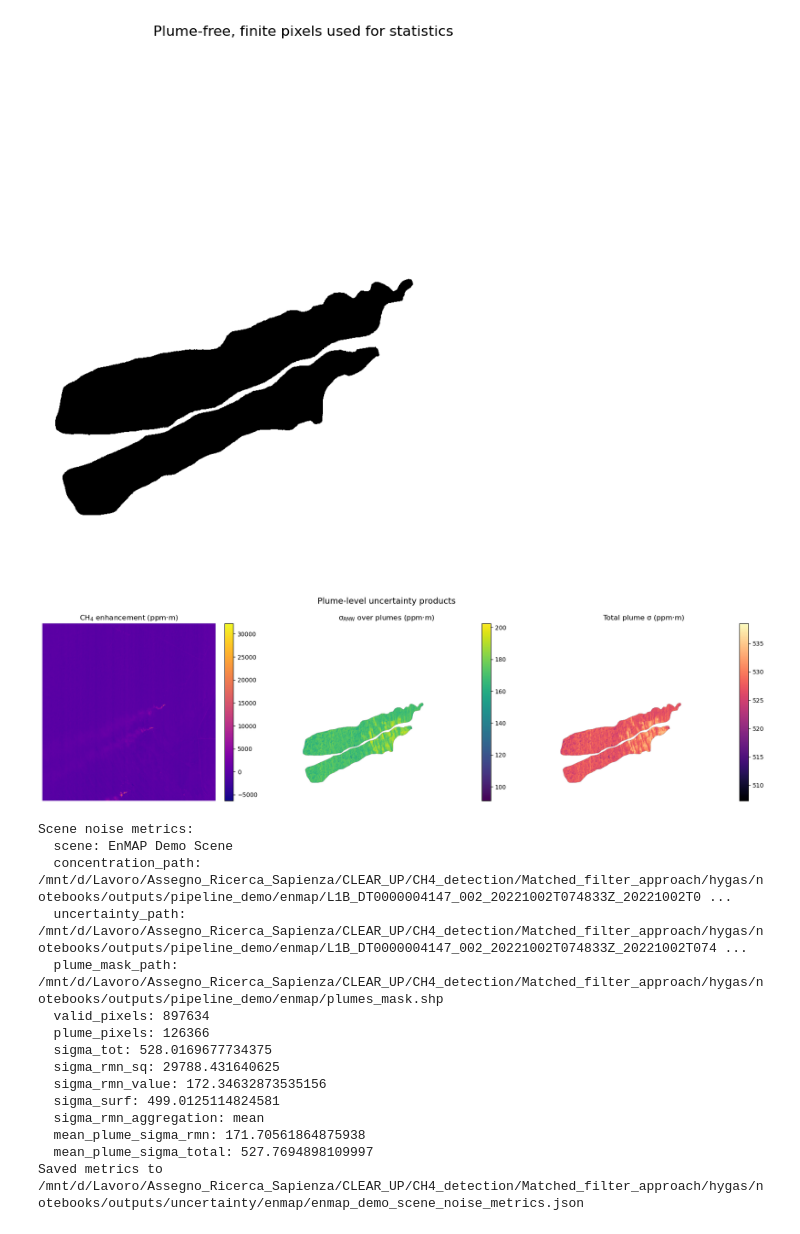
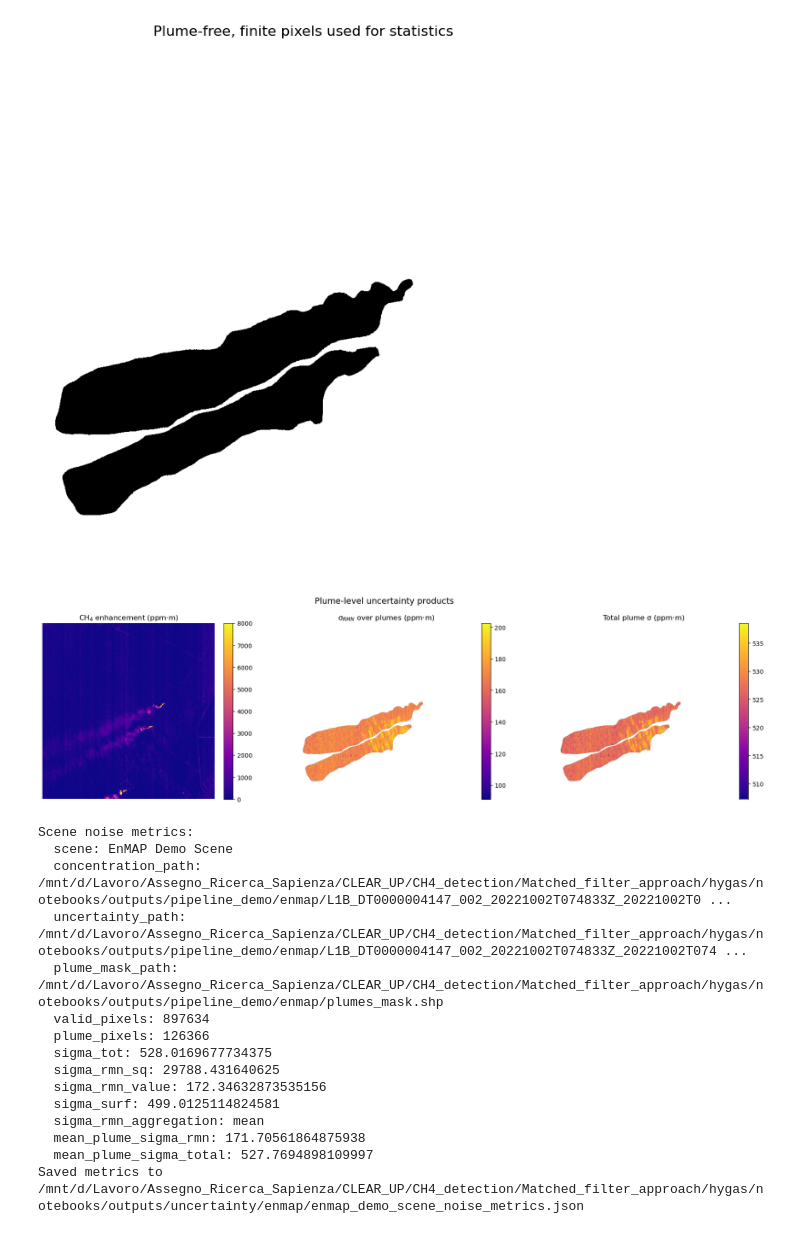
Before and after one commit to AlFe23/hygas, a Jupyter notebook: notebooks/uncertainty_analysis_enmap.ipynb, the cells around one changed output. Drawn from its saved outputs; the diff is of its cells as text; code cells hidden in the pictures.

```diff
--- a/notebooks/uncertainty_analysis_enmap.ipynb
+++ b/notebooks/uncertainty_analysis_enmap.ipynb
@@ -128,17 +129,19 @@ plume_sigma_rmn_mean = float(np.nanmean(plume_sigma_rmn[plume_pixels_mask]))
 plume_sigma_total_mean = float(np.nanmean(plume_sigma_total[plume_pixels_mask]))
 
 fig, axes = plt.subplots(1, 3, figsize=(18, 5))
-im0 = axes[0].imshow(concentration, cmap='plasma')
+im0 = axes[0].imshow(concentration, cmap='plasma', vmin=0, vmax=8000)
 axes[0].set_title('CH$_4$ enhancement (ppm·m)')
 plt.colorbar(im0, ax=axes[0], fraction=0.046, pad=0.04)
 
-im1 = axes[1].imshow(plume_sigma_rmn, cmap='viridis')
+im1 = axes[1].imshow(plume_sigma_rmn, cmap='plasma')
 axes[1].set_title('σ$_{RMN}$ over plumes (ppm·m)')
 plt.colorbar(im1, ax=axes[1], fraction=0.046, pad=0.04)
 
-im2 = axes[2].imshow(plume_sigma_total, cmap='magma')
+im2 = axes[2].imshow(plume_sigma_total, cmap='plasma')
 axes[2].set_title('Total plume σ (ppm·m)')
 plt.colorbar(im2, ax=axes[2], fraction=0.046, pad=0.04)
+
+
 
 for ax in axes:
     ax.axis('off')
@@ -147,34 +150,34 @@ plt.suptitle('Plume-level uncertainty products', fontsize=14)
 plt.tight_layout()
 plt.show()
 
 metrics = {
     'scene': SCENE_NAME,
     'concentration_path': str(CONC_PATH),
     'uncertainty_path': str(UNC_PATH),
     'plume_mask_path': str(PLUME_MASK_PATH) if PLUME_MASK_PATH else None,
     'valid_pixels': int(valid_mask.sum()),
     'plume_pixels': plume_pixel_count,
     'sigma_tot': sigma_tot,
     'sigma_rmn_sq': sigma_rmn_sq,
     'sigma_rmn_value': sigma_rmn_stat,
     'sigma_surf': sigma_surf,
     'sigma_rmn_aggregation': agg,
     'mean_plume_sigma_rmn': plume_sigma_rmn_mean,
     'mean_plume_sigma_total': plume_sigma_total_mean,
 }
 
 metrics_path = SUMMARY_DIR / f'{_slugify(SCENE_NAME)}_noise_metrics.json'
 with open(metrics_path, 'w') as f:
     json.dump(metrics, f, indent=2)
 
 print('Scene noise metrics:')
 for key, value in metrics.items():
     print(f'  {key}: {value}')
 print(f'Saved metrics to {metrics_path}')
 # %% [output]
 Using plume mask: /mnt/d/Lavoro/Assegno_Ricerca_Sapienza/CLEAR_UP/CH4_detection/Matched_filter_approach/hygas/notebooks/outputs/pipeline_demo/enmap/plumes_mask.shp
 [figure]
-[figure, old version]
+[figure, new version]
 Scene noise metrics:
   scene: EnMAP Demo Scene
   concentration_path: /mnt/d/Lavoro/Assegno_Ricerca_Sapienza/CLEAR_UP/CH4_detection/Matched_filter_approach/hygas/notebooks/outputs/pipeline_demo/enmap/L1B_DT0000004147_002_20221002T074833Z_20221002T0 ...
```
Also changed, not shown: parts of 2 cells of this notebook, 7 other files.
